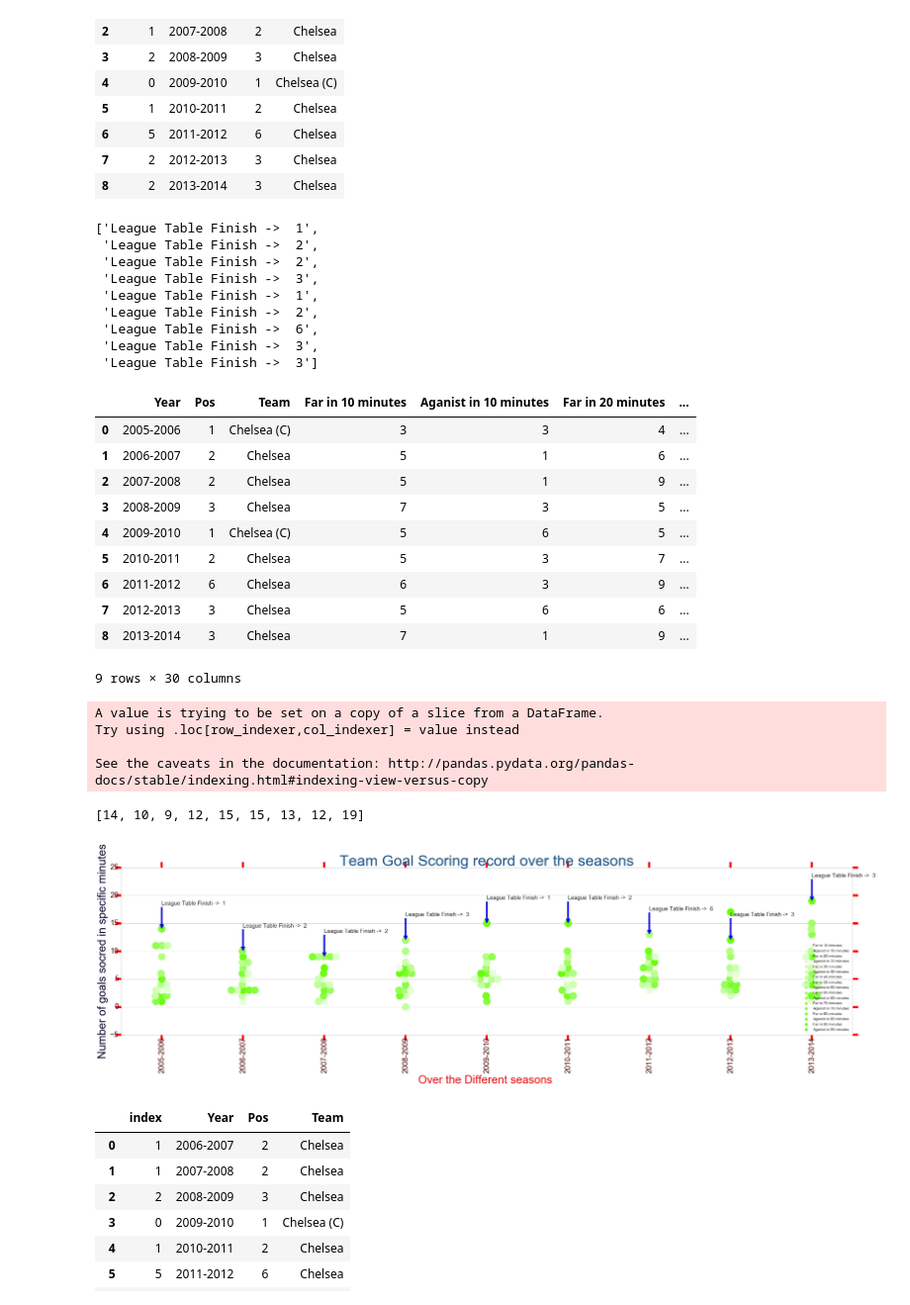
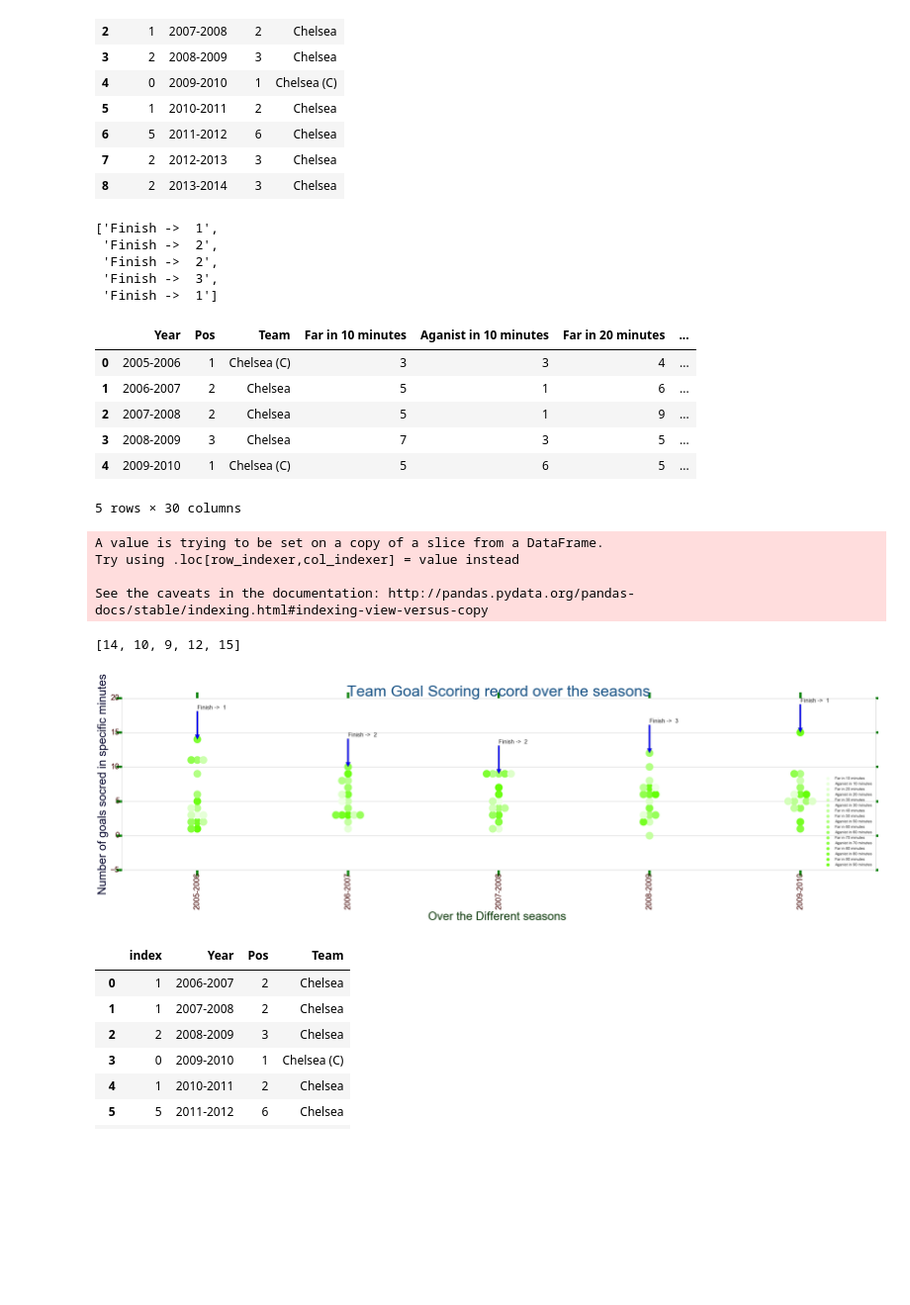
Before and after one commit to Sujaydas/DataAnalysisusingPython, a Jupyter notebook: Final Exam/Final Data Analysis and Visualization Project.ipynb, the cells around one changed output. Shown at 99% size. Saved outputs shown, nothing was run; the diff lists cells and outputs as text; code cells hidden in the pictures; blank space fills up the shorter version.

```diff
--- a/Final Exam/Final Data Analysis and Visualization Project.ipynb
+++ b/Final Exam/Final Data Analysis and Visualization Project.ipynb
@@ -557,7 +559,7 @@ for Goals_file in glob(r"C:\Data Analysis\Sujay_DataAnalysis\Final\Goals\*.csv")
     goal_all_list.append(temp_goals_df)
 
     cnt2 +=1
-    if cnt2 == 10: break
+    if cnt2 == 5: break
 
 
 Final_goal_df = pd.concat(goal_all_list)
@@ -642,20 +640,16 @@ Analysis3_plot_df['values_to_plot'] = Analysis3_plot_df.values_to_plot.apply(lam
 Postion_list = list(Analysi3_df.Pos)
 Postion_list
 
-label = 'League Table Finish ->  '
+label = 'Finish ->  '
 
 Postion_text = [label + str(num) for num in Postion_list]
 Postion_text
 # %% [output]
-['League Table Finish ->  1',
- 'League Table Finish ->  2',
- 'League Table Finish ->  2',
- 'League Table Finish ->  3',
- 'League Table Finish ->  1',
- 'League Table Finish ->  2',
- 'League Table Finish ->  6',
- 'League Table Finish ->  3',
- 'League Table Finish ->  3']
+['Finish ->  1',
+ 'Finish ->  2',
+ 'Finish ->  2',
+ 'Finish ->  3',
+ 'Finish ->  1']
 # %%
 Analysi3_df['Far in 10 minutes'] = Analysi3_df['Far in 10 minutes'].apply(lambda Y: int(Y))
 Analysi3_df['Aganist  in 10 minutes'] = Analysi3_df['Aganist in 10 minutes'].apply(lambda Y: int(Y))
@@ -689,11 +683,7 @@ Analysi3_df
 | 2 | 2007-2008 | 2 | Chelsea | 5 | 1 | 9 | ... |
 | 3 | 2008-2009 | 3 | Chelsea | 7 | 3 | 5 | ... |
 | 4 | 2009-2010 | 1 | Chelsea (C) | 5 | 6 | 5 | ... |
-| 5 | 2010-2011 | 2 | Chelsea | 5 | 3 | 7 | ... |
-| 6 | 2011-2012 | 6 | Chelsea | 6 | 3 | 9 | ... |
-| 7 | 2012-2013 | 3 | Chelsea | 5 | 6 | 6 | ... |
-| 8 | 2013-2014 | 3 | Chelsea | 7 | 1 | 9 | ... |
-9 rows × 30 columns
+5 rows × 30 columns
 # %%
 #create Annote arrow location
 
@@ -720,7 +710,7 @@ A value is trying to be set on a copy of a slice from a DataFrame.
 Try using .loc[row_indexer,col_indexer] = value instead
 
 See the caveats in the documentation: http://pandas.pydata.org/pandas-docs/stable/indexing.html#indexing-view-versus-copy
-[14, 10, 9, 12, 15, 15, 13, 12, 19]
+[14, 10, 9, 12, 15]
 # %%
 from matplotlib.font_manager import FontProperties
 
@@ -733,36 +723,36 @@ Annotation_len = len(Annotate_point)
 ax3.set_title('Team Goal Scoring record over the seasons',fontsize=40,color='#155084')
 labels = ax3.get_xticklabels()
 plt.setp(labels, rotation=90, fontsize=20, color='#410200')
 
 labels3 = ax3.get_yticklabels()
 plt.setp(labels3, rotation=0, fontsize=20, color='#410200')
 
-plt.xlabel('Over the Different seasons ', fontsize=30, color='#e50000')
+plt.xlabel('Over the Different seasons ', fontsize=30, color='#033500')
 plt.ylabel('Number of goals socred in specific minutes', fontsize=30, color='#00022e')
 #plt.ylim([0,90])
-plt.tick_params(axis='both',which='major', width=6,length=15,color='r')
+plt.tick_params(axis='both',which='major', width=6,length=15,color='g')
 
 
 
 #fontP = FontProperties()
 #fontP.set_size('small')
 plt.legend(loc=4,prop={'size':10})
 
 
 
 for label_idx in range(0,Annotation_len):
     axx.annotate(Postion_text[label_idx], xy=(label_idx, Annotate_point[label_idx]),
         xytext=(label_idx, Annotate_point[label_idx] + 5),
             arrowprops=dict(facecolor='blue'),
             horizontalalignment='left', verticalalignment='top',fontsize=15)
 
 
 plt.savefig(r'C:\Data Analysis\Sujay_DataAnalysis\Final\Output\Analysis3.jpeg')
 
 Analysis3_plot_df_file = "C:\Data Analysis\Sujay_DataAnalysis\Final_Exam\Output\Analysis_3.csv"
 Analysis3_plot_df.to_csv(Analysis3_plot_df_file, sep=',', encoding='utf-8')
 # %% [output]
-[figure, old version]
+[figure, new version]
 # %%
 #Analysis 4 , Composure
 # %%
```
Also changed, not shown: parts of 3 cells of this notebook, 1 other file.
